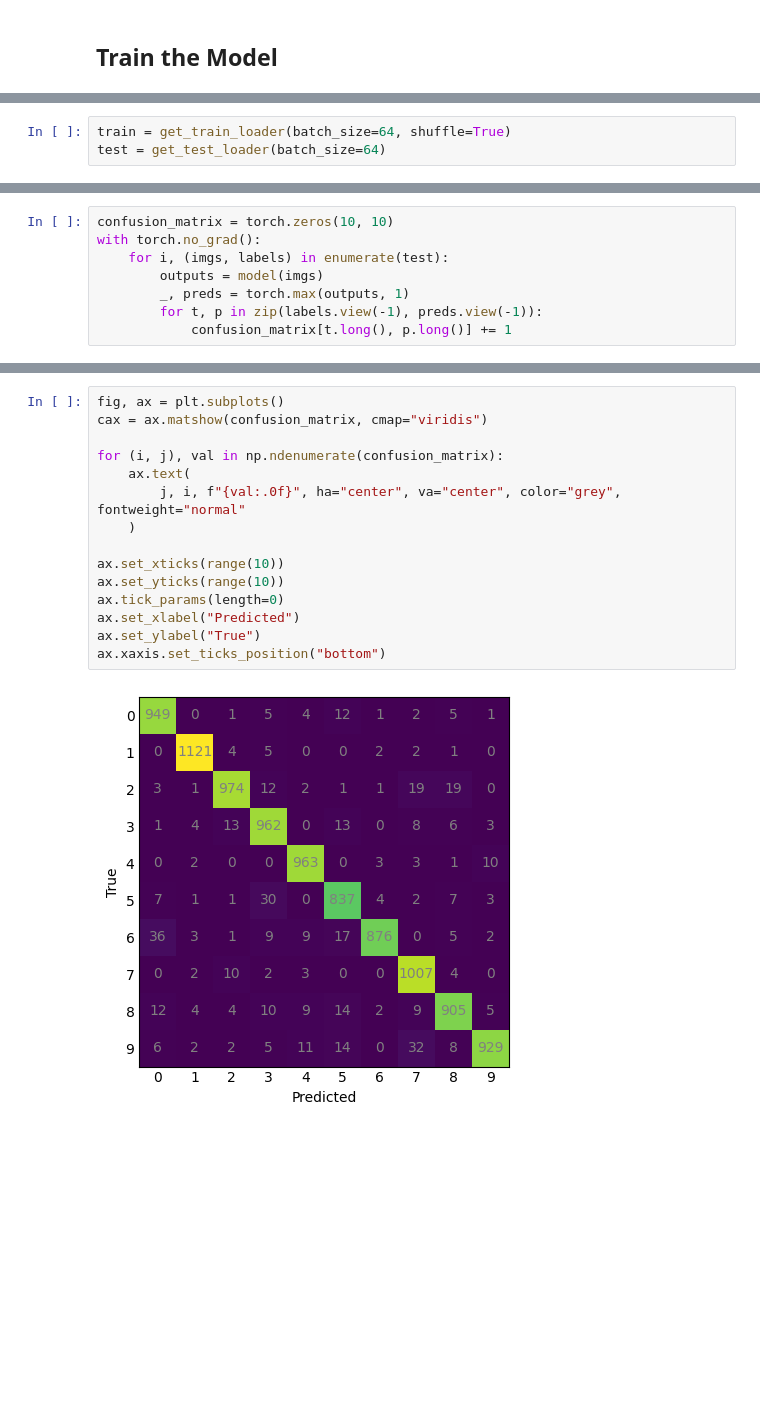
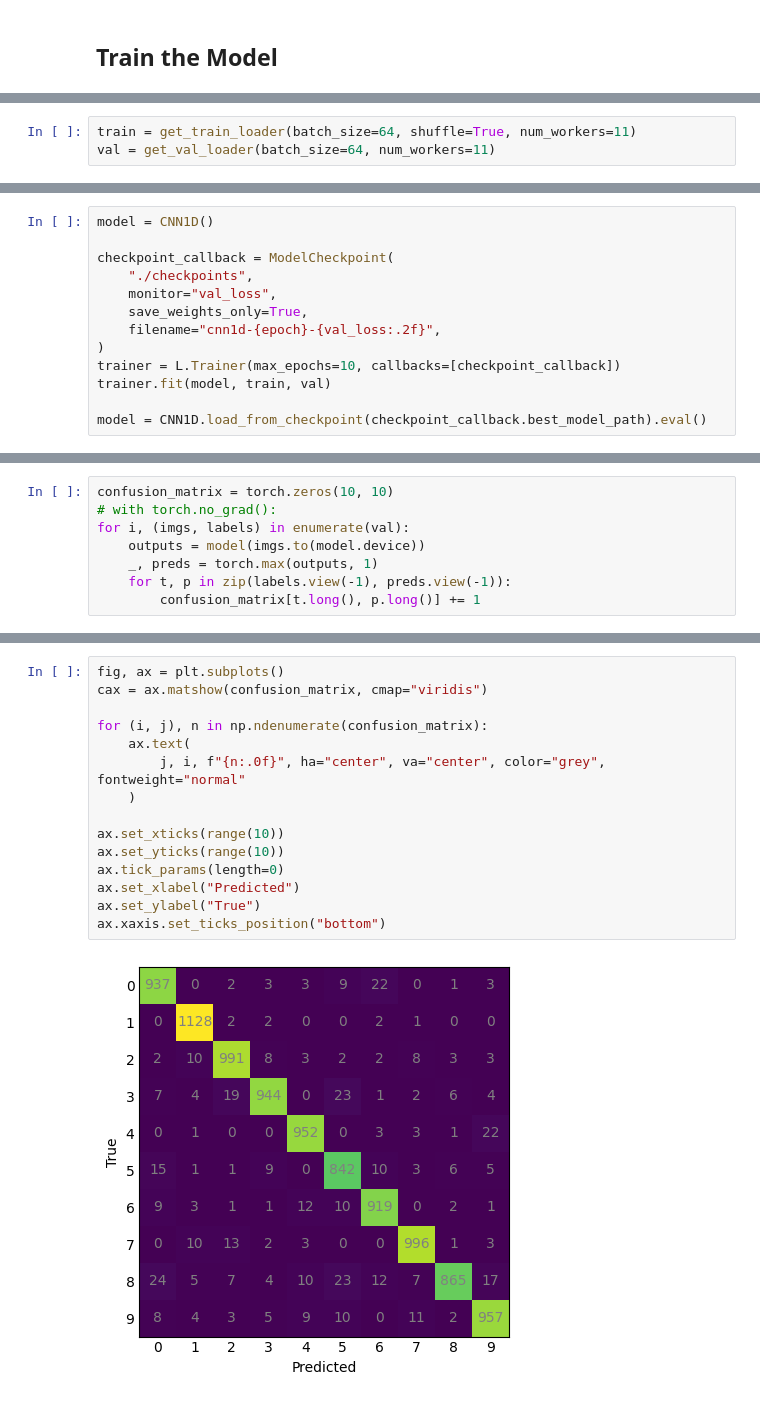
Before and after one commit to aazuspan/mnist-polar, a Jupyter notebook: notebooks/train.ipynb, the cells around one changed output, grey strips where cells are left out. Drawn from its saved outputs; the diff is of its cells as text; blank space fills up the shorter version.

```diff
--- a/notebooks/train.ipynb
+++ b/notebooks/train.ipynb
@@ -10,3 +14,3 @@ from polar_mnist.model import CNN1D, train_model, test_model
 # %%
-train = get_train_loader(batch_size=64, shuffle=True)
-test = get_test_loader(batch_size=64)
+train = get_train_loader(batch_size=64, shuffle=True, num_workers=11)
+val = get_val_loader(batch_size=64, num_workers=11)
@@ -46,0 +19,13 @@ Test Accuracy: 95.23%
+# %%
+model = CNN1D()
+
+checkpoint_callback = ModelCheckpoint(
+    "./checkpoints",
+    monitor="val_loss",
+    save_weights_only=True,
+    filename="cnn1d-{epoch}-{val_loss:.2f}",
+)
+trainer = L.Trainer(max_epochs=10, callbacks=[checkpoint_callback])
+trainer.fit(model, train, val)
+
+model = CNN1D.load_from_checkpoint(checkpoint_callback.best_model_path).eval()
@@ -47,8 +55,8 @@ Test Accuracy: 95.23%
 # %%
 confusion_matrix = torch.zeros(10, 10)
-with torch.no_grad():
-    for i, (imgs, labels) in enumerate(test):
-        outputs = model(imgs)
-        _, preds = torch.max(outputs, 1)
-        for t, p in zip(labels.view(-1), preds.view(-1)):
-            confusion_matrix[t.long(), p.long()] += 1
+# with torch.no_grad():
+for i, (imgs, labels) in enumerate(val):
+    outputs = model(imgs.to(model.device))
+    _, preds = torch.max(outputs, 1)
+    for t, p in zip(labels.view(-1), preds.view(-1)):
+        confusion_matrix[t.long(), p.long()] += 1
@@ -55,17 +65,17 @@ with torch.no_grad():
 # %%
 fig, ax = plt.subplots()
 cax = ax.matshow(confusion_matrix, cmap="viridis")
 
-for (i, j), val in np.ndenumerate(confusion_matrix):
+for (i, j), n in np.ndenumerate(confusion_matrix):
     ax.text(
-        j, i, f"{val:.0f}", ha="center", va="center", color="grey", fontweight="normal"
+        j, i, f"{n:.0f}", ha="center", va="center", color="grey", fontweight="normal"
     )
 
 ax.set_xticks(range(10))
 ax.set_yticks(range(10))
 ax.tick_params(length=0)
 ax.set_xlabel("Predicted")
 ax.set_ylabel("True")
 ax.xaxis.set_ticks_position("bottom")
 # %% [output]
-[figure, old version]
+[figure, new version]
```
Also changed, not shown: parts of 10 cells of this notebook, 4 other files.
